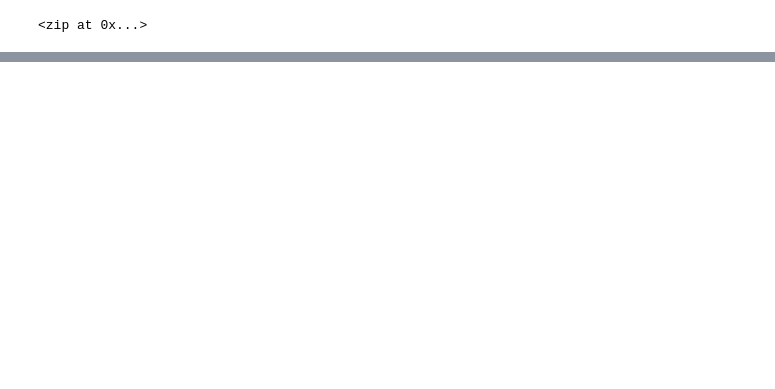
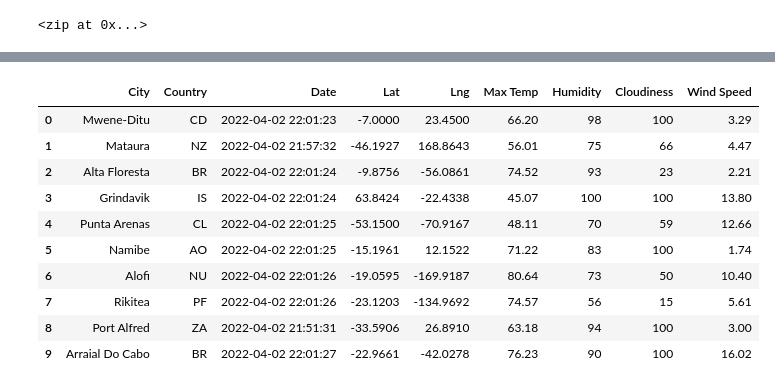
Before and after one commit to leonkelvin2000/World_Weather_Analysis, a Jupyter notebook: WeatherPy.ipynb, the cells around one changed output, grey strips where cells are left out. Drawn from its saved outputs; the diff is of its cells as text; code cells hidden in the pictures; blank space fills up the shorter version.

```diff
--- a/WeatherPy.ipynb
+++ b/WeatherPy.ipynb
@@ -46,0 +146,16 @@ from datetime import datetime
+# %%
+city_data_order=["City","Country", "Date","Lat","Lng", "Max Temp","Humidity","Cloudiness","Wind Speed"]
+city_data_df=city_data_df[city_data_order]
+city_data_df.head(10)
+# %% [output]
+|  | City | Country | Date | Lat | Lng | Max Temp | Humidity | Cloudiness | Wind Speed |
+| 0 | Mwene-Ditu | CD | 2022-04-02 22:01:23 | -7.0000 | 23.4500 | 66.20 | 98 | 100 | 3.29 |
+| 1 | Mataura | NZ | 2022-04-02 21:57:32 | -46.1927 | 168.8643 | 56.01 | 75 | 66 | 4.47 |
+| 2 | Alta Floresta | BR | 2022-04-02 22:01:24 | -9.8756 | -56.0861 | 74.52 | 93 | 23 | 2.21 |
+| 3 | Grindavik | IS | 2022-04-02 22:01:24 | 63.8424 | -22.4338 | 45.07 | 100 | 100 | 13.80 |
+| 4 | Punta Arenas | CL | 2022-04-02 22:01:25 | -53.1500 | -70.9167 | 48.11 | 70 | 59 | 12.66 |
+| 5 | Namibe | AO | 2022-04-02 22:01:25 | -15.1961 | 12.1522 | 71.22 | 83 | 100 | 1.74 |
+| 6 | Alofi | NU | 2022-04-02 22:01:26 | -19.0595 | -169.9187 | 80.64 | 73 | 50 | 10.40 |
+| 7 | Rikitea | PF | 2022-04-02 22:01:26 | -23.1203 | -134.9692 | 74.57 | 56 | 15 | 5.61 |
+| 8 | Port Alfred | ZA | 2022-04-02 21:51:31 | -33.5906 | 26.8910 | 63.18 | 94 | 100 | 3.00 |
+| 9 | Arraial Do Cabo | BR | 2022-04-02 22:01:27 | -22.9661 | -42.0278 | 76.23 | 90 | 100 | 16.02 |
```
Also changed, not shown: parts of 4 cells of this notebook, 3 other files.
